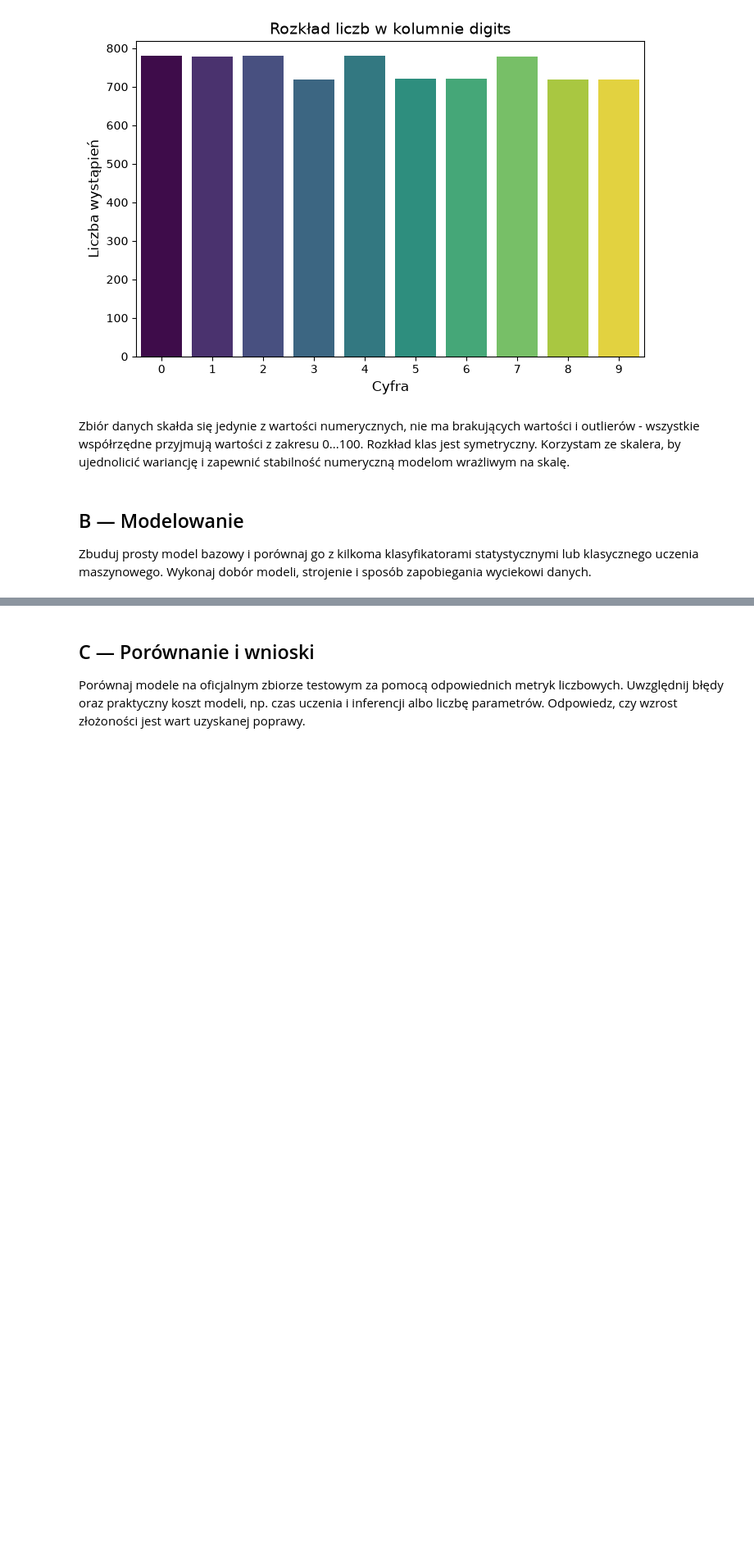
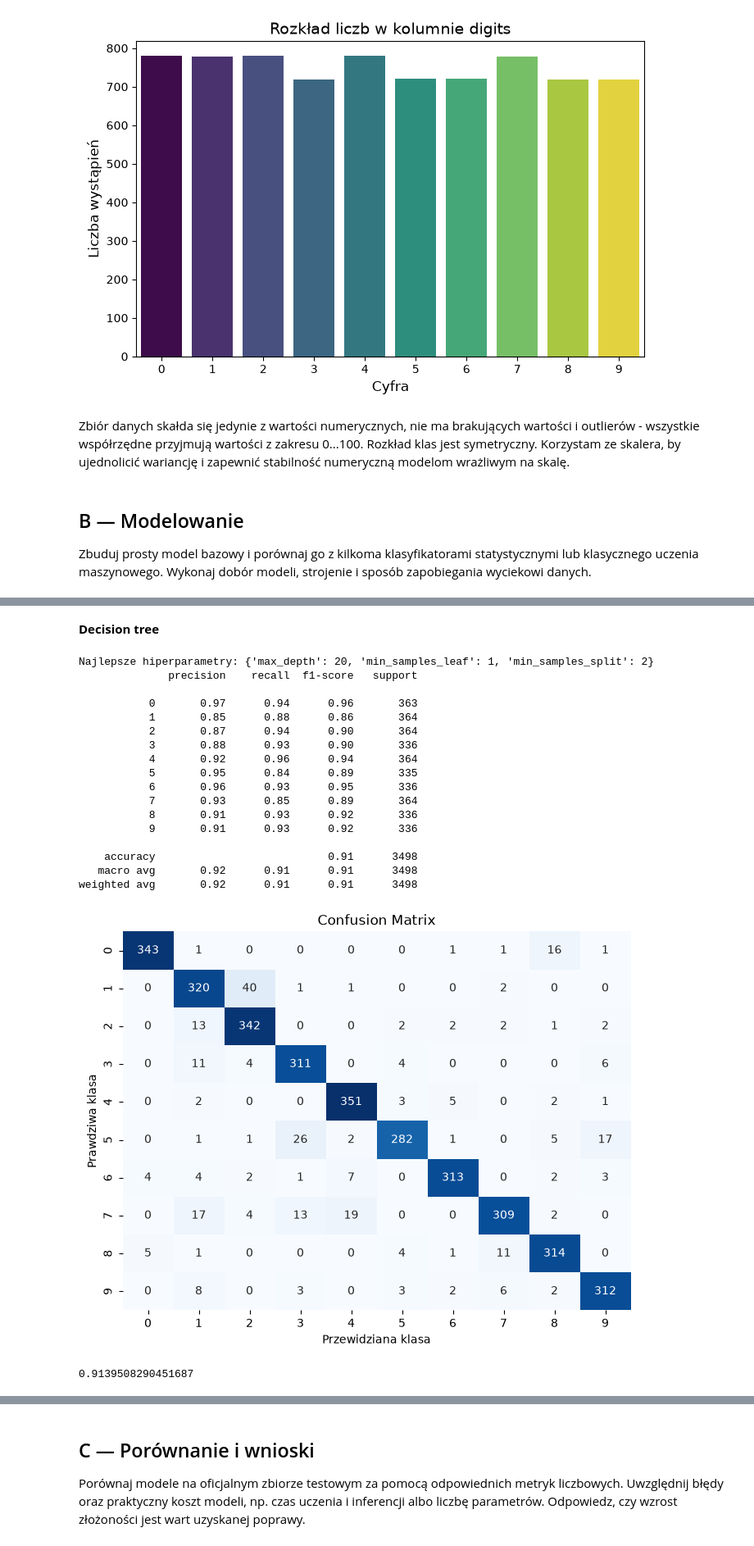
Before and after one commit to juliet2112/Rekrutacja-AI-Med-2026-2027, a Jupyter notebook: Zadanie-1/Rozwiązanie-1.ipynb, the cells around one changed output, grey strips where cells are left out. Shown at 82% size. Cells and saved outputs as stored; diff of their text form; code cells hidden in the pictures; blank space fills up the shorter version.

```diff
--- a/Zadanie-1/Rozwiązanie-1.ipynb
+++ b/Zadanie-1/Rozwiązanie-1.ipynb
@@ -166,0 +214,67 @@ TypeError: LogisticRegression.__init__() got an unexpected keyword argument 'mul
+# %% [markdown]
+**Decision tree**
+# %%
+dec_tree = DecisionTreeClassifier()
+
+param_grid_dt = {
+    'max_depth': [None, 5, 10, 15, 20],
+    'min_samples_split': [2, 5, 10, 20],
+    'min_samples_leaf': [1, 2, 5, 10]
+}
+
+grid_search_dt = GridSearchCV(
+    estimator=dec_tree,
+    param_grid=param_grid_dt,
+    cv=skf,
+    scoring='accuracy',
+    n_jobs=-1
+)
+
+grid_search_dt.fit(X_train, y_train)
+print("Najlepsze hiperparametry:", grid_search_dt.best_params_)
+time_start_train_dt = perf_counter()
+best_dec_tree = DecisionTreeClassifier(**grid_search_dt.best_params_).fit(X_train, y_train)
+time_end_train_dt = perf_counter()
+
+time_start_pred_dt = perf_counter()
+y_pred_dec_tree = best_dec_tree.predict(X_test)
+time_end_pred_dt = perf_counter()
+
+print(classification_report(y_test, y_pred_dec_tree))
+cm_dt = confusion_matrix(y_test, y_pred_dec_tree)
+plot_confusion_matrix(cm_dt)
+
+accuracy_dt = np.sum(np.diagonal(cm_dt)) / np.sum(cm_dt)
+precision_dt = precision_score(y_test, y_pred_dec_tree, average='macro')
+recall_dt = recall_score(y_test, y_pred_dec_tree, average='macro')
+print(accuracy_dt)
+
+
+results.append({
+    "Model": "Decision Tree",
+    "Train Time (s)": time_end_train_dt - time_start_train_dt,
+    "Inference Time (s)": time_end_pred_dt - time_start_pred_dt,
+    "Accuracy": accuracy_dt,
+    "Precision": precision_dt,
+    "Recall": recall_dt
+})
+# %% [output]
+Najlepsze hiperparametry: {'max_depth': 20, 'min_samples_leaf': 1, 'min_samples_split': 2}
+              precision    recall  f1-score   support
+
+           0       0.97      0.94      0.96       363
+           1       0.85      0.88      0.86       364
+           2       0.87      0.94      0.90       364
+           3       0.88      0.93      0.90       336
+           4       0.92      0.96      0.94       364
+           5       0.95      0.84      0.89       335
+           6       0.96      0.93      0.95       336
+           7       0.93      0.85      0.89       364
+           8       0.91      0.93      0.92       336
+           9       0.91      0.93      0.92       336
+
+    accuracy                           0.91      3498
+   macro avg       0.92      0.91      0.91      3498
+weighted avg       0.92      0.91      0.91      3498
+[figure, added]
+0.9139508290451687
```
Also changed, not shown: parts of 17 cells of this notebook.
